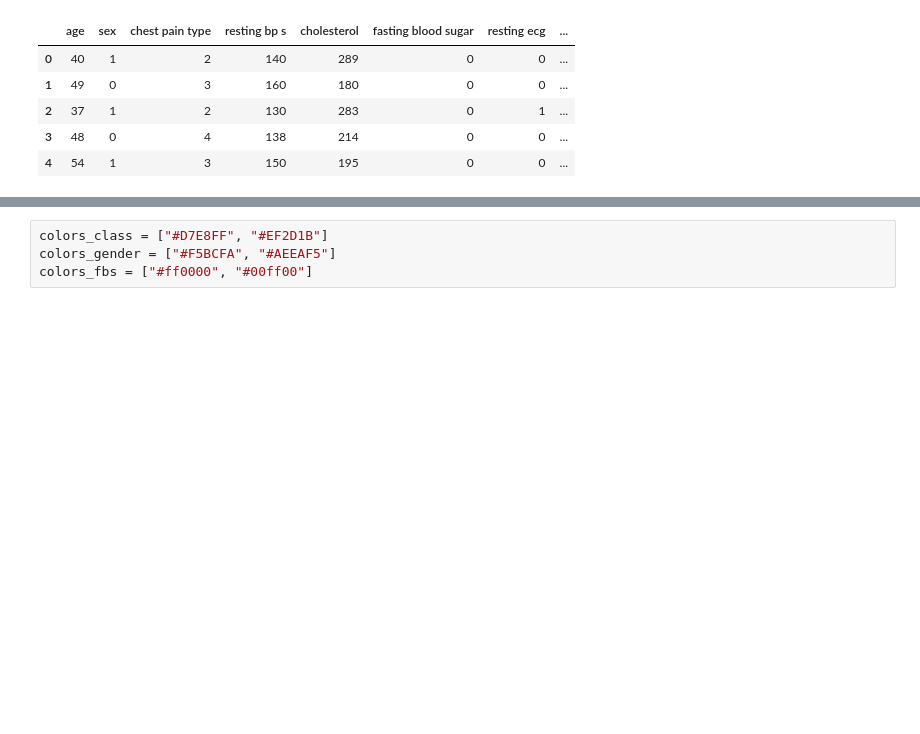
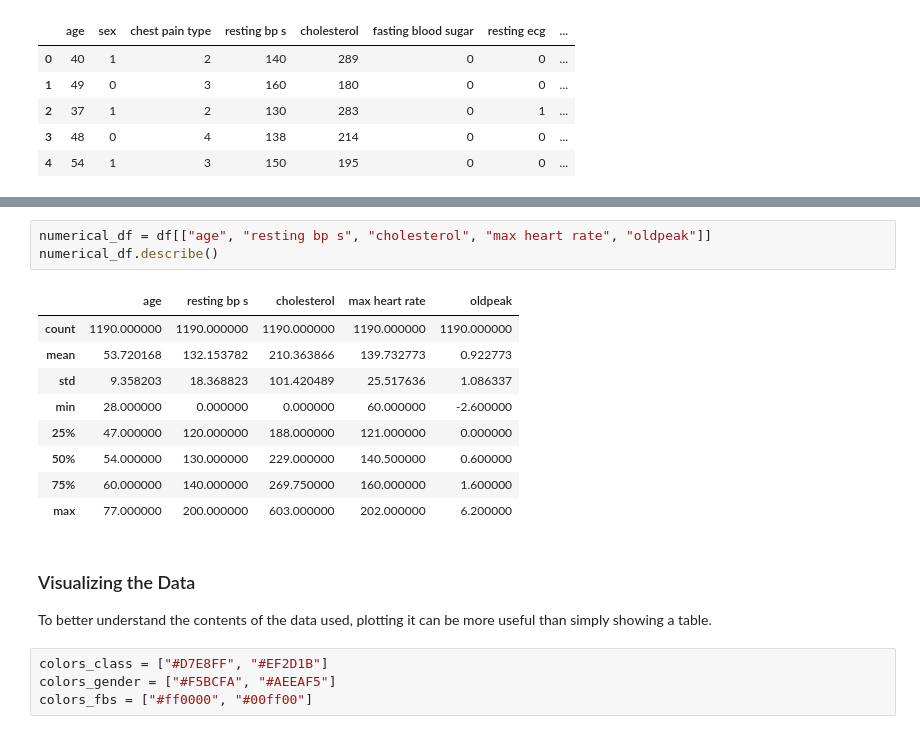
Before and after one commit to dfvilhena/aveiromsc, a Jupyter notebook: Exploração de Dados/Heart Disease Prediction2.ipynb, the cells around one changed output, grey strips where cells are left out. Cells and saved outputs as stored; diff of their text form; blank space fills up the shorter version.

```diff
--- a/Exploração de Dados/Heart Disease Prediction2.ipynb
+++ b/Exploração de Dados/Heart Disease Prediction2.ipynb
@@ -76,3 +160,20 @@ df.head()
+# %%
+numerical_df = df[["age", "resting bp s", "cholesterol", "max heart rate", "oldpeak"]]
+numerical_df.describe()
+# %% [output]
+|  | age | resting bp s | cholesterol | max heart rate | oldpeak |
+| count | 1190.000000 | 1190.000000 | 1190.000000 | 1190.000000 | 1190.000000 |
+| mean | 53.720168 | 132.153782 | 210.363866 | 139.732773 | 0.922773 |
+| std | 9.358203 | 18.368823 | 101.420489 | 25.517636 | 1.086337 |
+| min | 28.000000 | 0.000000 | 0.000000 | 60.000000 | -2.600000 |
+| 25% | 47.000000 | 120.000000 | 188.000000 | 121.000000 | 0.000000 |
+| 50% | 54.000000 | 130.000000 | 229.000000 | 140.500000 | 0.600000 |
+| 75% | 60.000000 | 140.000000 | 269.750000 | 160.000000 | 1.600000 |
+| max | 77.000000 | 200.000000 | 603.000000 | 202.000000 | 6.200000 |
+# %% [markdown]
+### Visualizing the Data
+
+To better understand the contents of the data used, plotting it can be more useful than simply showing a table.
 # %%
 colors_class = ["#D7E8FF", "#EF2D1B"]
 colors_gender = ["#F5BCFA", "#AEEAF5"]
```
Also changed, not shown: parts of 7 cells of this notebook.
